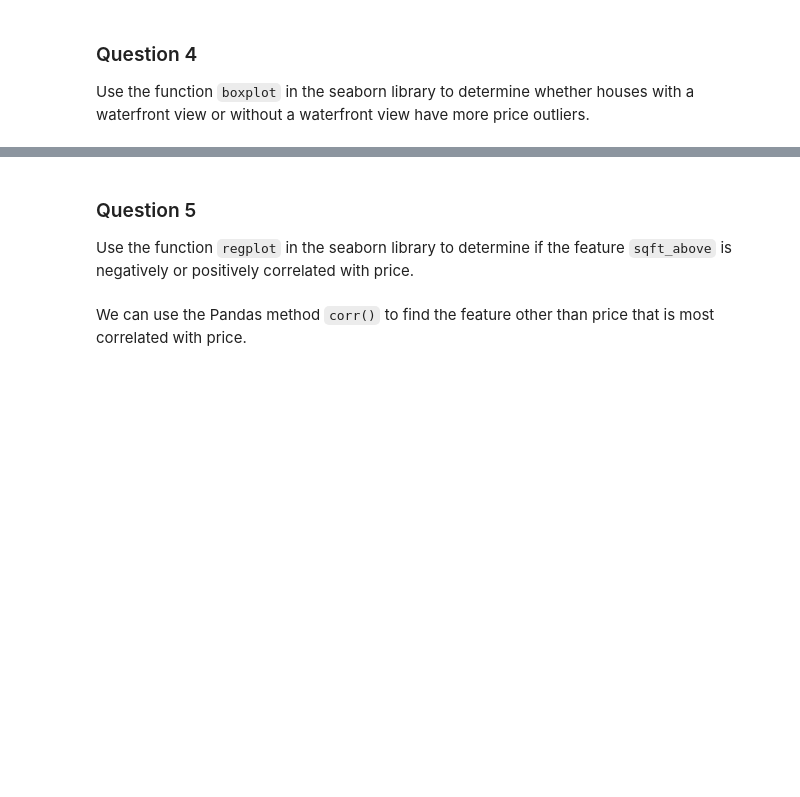
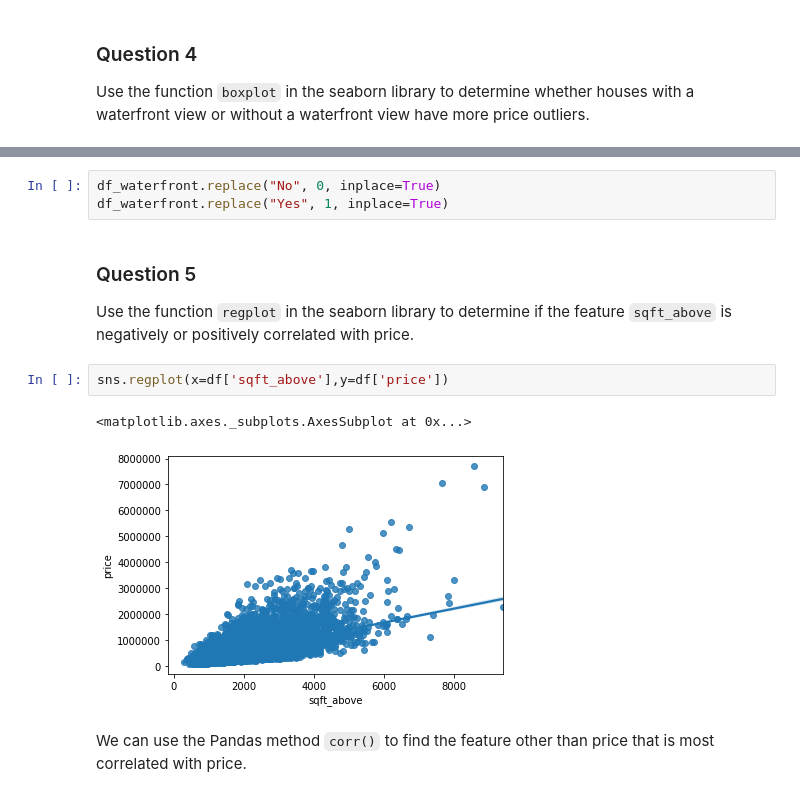
Before and after one commit to geekmdtravis/ibm-professional-data-science-certification, a Jupyter notebook: data_analysis_with_python/week_6/House Sales_in_King_Count_USA.ipynb, the cells around one changed output, grey strips where cells are left out. Saved outputs shown, nothing was run; the diff lists cells and outputs as text; blank space fills up the shorter version.

```diff
--- a/data_analysis_with_python/week_6/House Sales_in_King_Count_USA.ipynb
+++ b/data_analysis_with_python/week_6/House Sales_in_King_Count_USA.ipynb
@@ -190,6 +208,14 @@ Use the function <code>boxplot</code> in the seaborn library  to  determine whet
+# %%
+df_waterfront.replace("No", 0, inplace=True)
+df_waterfront.replace("Yes", 1, inplace=True)
 # %% [markdown]
 ### Question 5
 Use the function <code>regplot</code>  in the seaborn library  to  determine if the feature <code>sqft_above</code> is negatively or positively correlated with price.
+# %%
+sns.regplot(x=df['sqft_above'],y=df['price'])
+# %% [output]
+<matplotlib.axes._subplots.AxesSubplot at 0x...>
+[figure, added]
 # %% [markdown]
 
 We can use the Pandas method <code>corr()</code>  to find the feature other than price that is most correlated with price.
```
Also changed, not shown: parts of 10 cells of this notebook.
